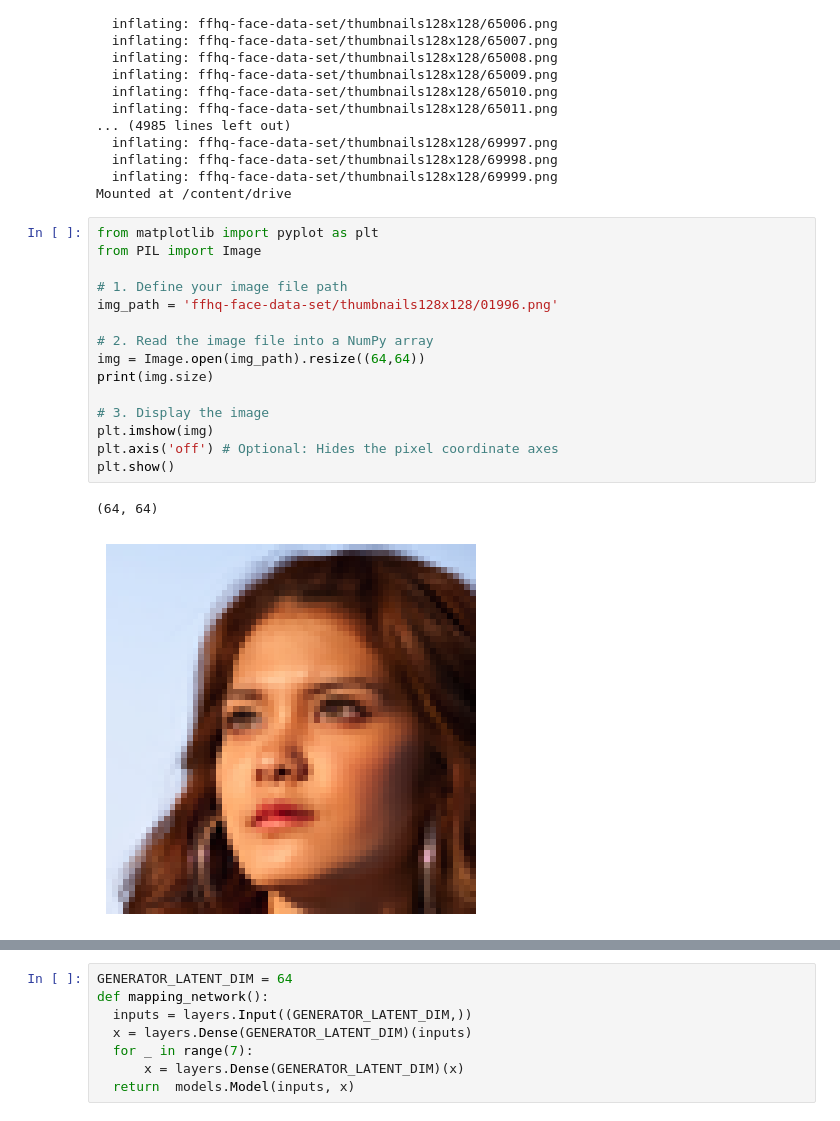
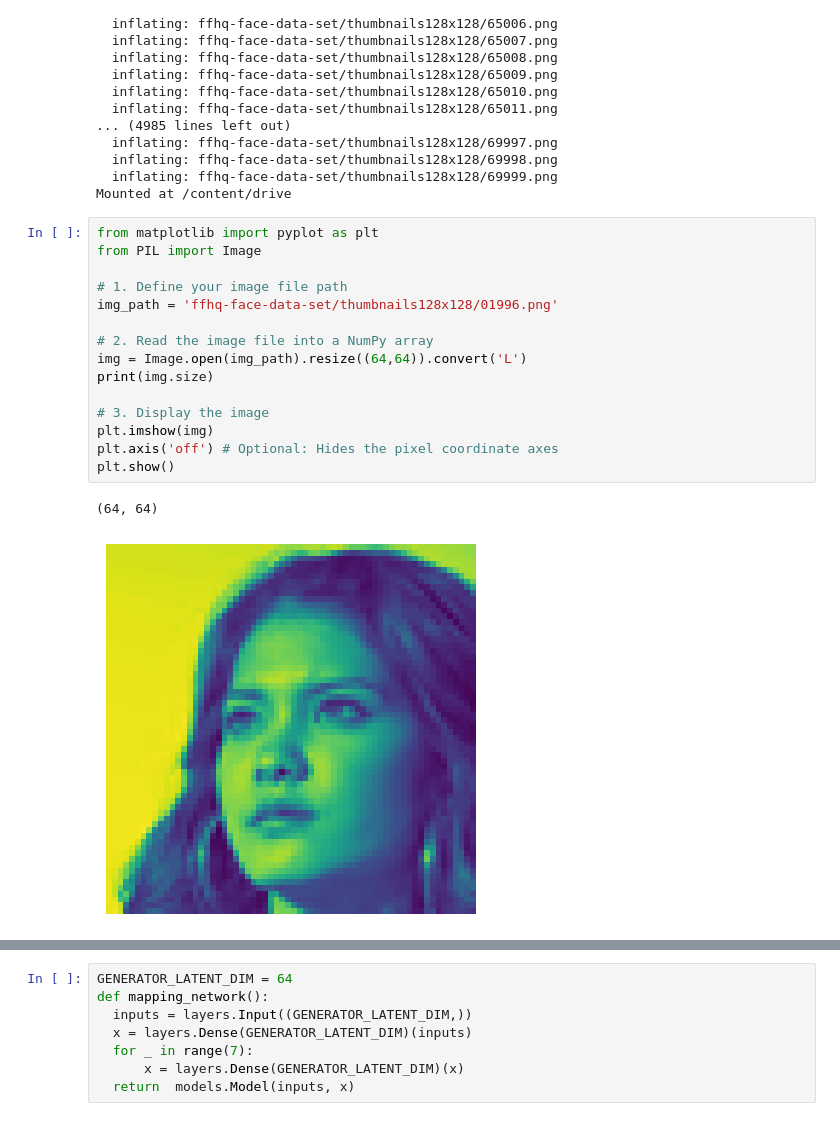
Before and after one commit to LFBJC/machine_learning_systems, a Jupyter notebook: GAN/styleganv3.ipynb, the cells around one changed output, grey strips where cells are left out. Saved outputs shown, nothing was run; the diff lists cells and outputs as text.

```diff
--- a/GAN/styleganv3.ipynb
+++ b/GAN/styleganv3.ipynb
@@ -25,21 +25,21 @@ Mounted at /content/drive
 # %%
 from matplotlib import pyplot as plt
 from PIL import Image
 
 # 1. Define your image file path
 img_path = 'ffhq-face-data-set/thumbnails128x128/01996.png'
 
 # 2. Read the image file into a NumPy array
-img = Image.open(img_path).resize((64,64))
+img = Image.open(img_path).resize((64,64)).convert('L')
 print(img.size)
 
 # 3. Display the image
 plt.imshow(img)
 plt.axis('off') # Optional: Hides the pixel coordinate axes
 plt.show()
 # %% [output]
 (64, 64)
-[figure, old version]
+[figure, new version]
 # %%
 import tensorflow as tf
 from tensorflow.keras import models, layers
```
Also changed, not shown: parts of 6 cells of this notebook.
